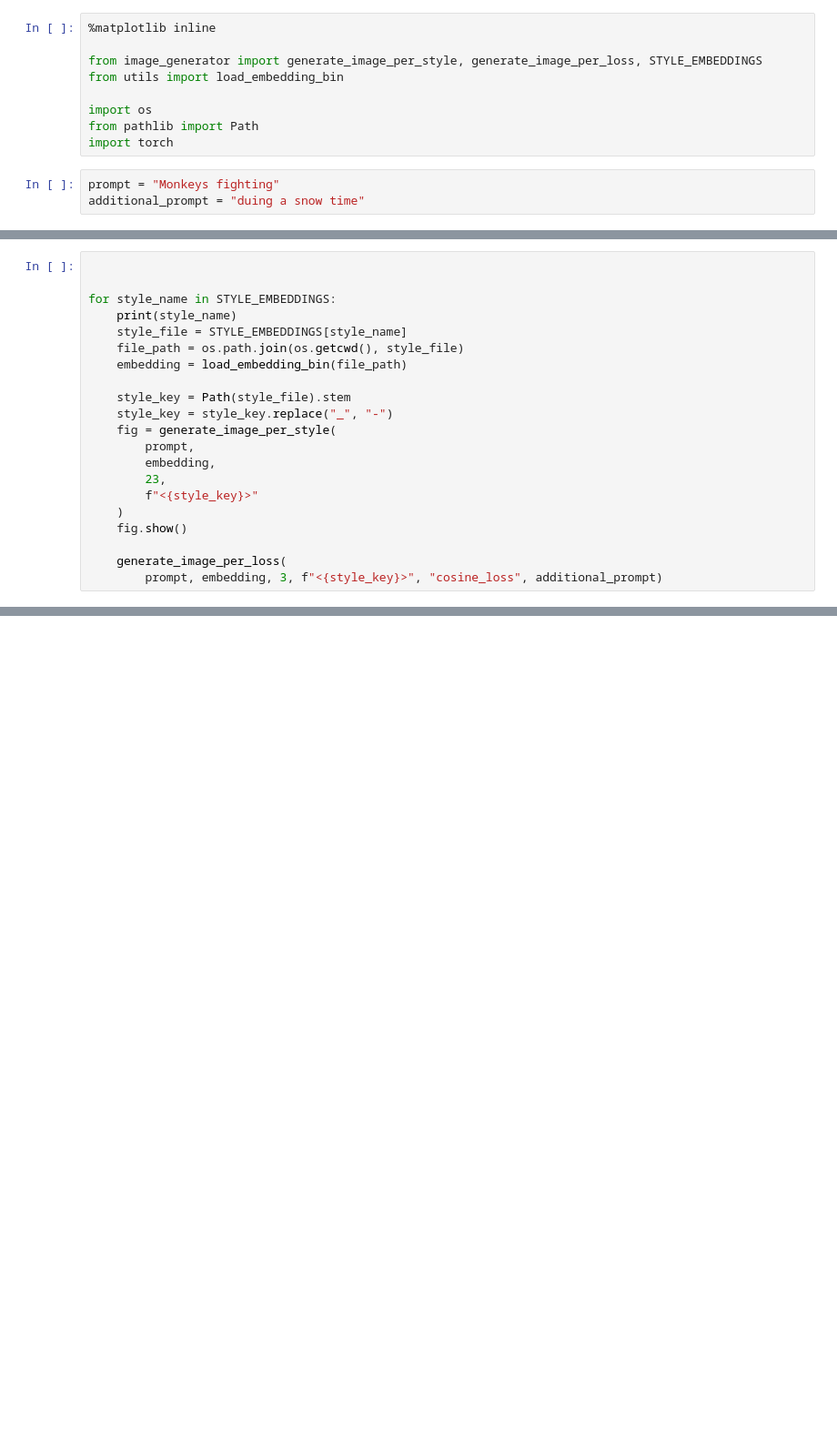
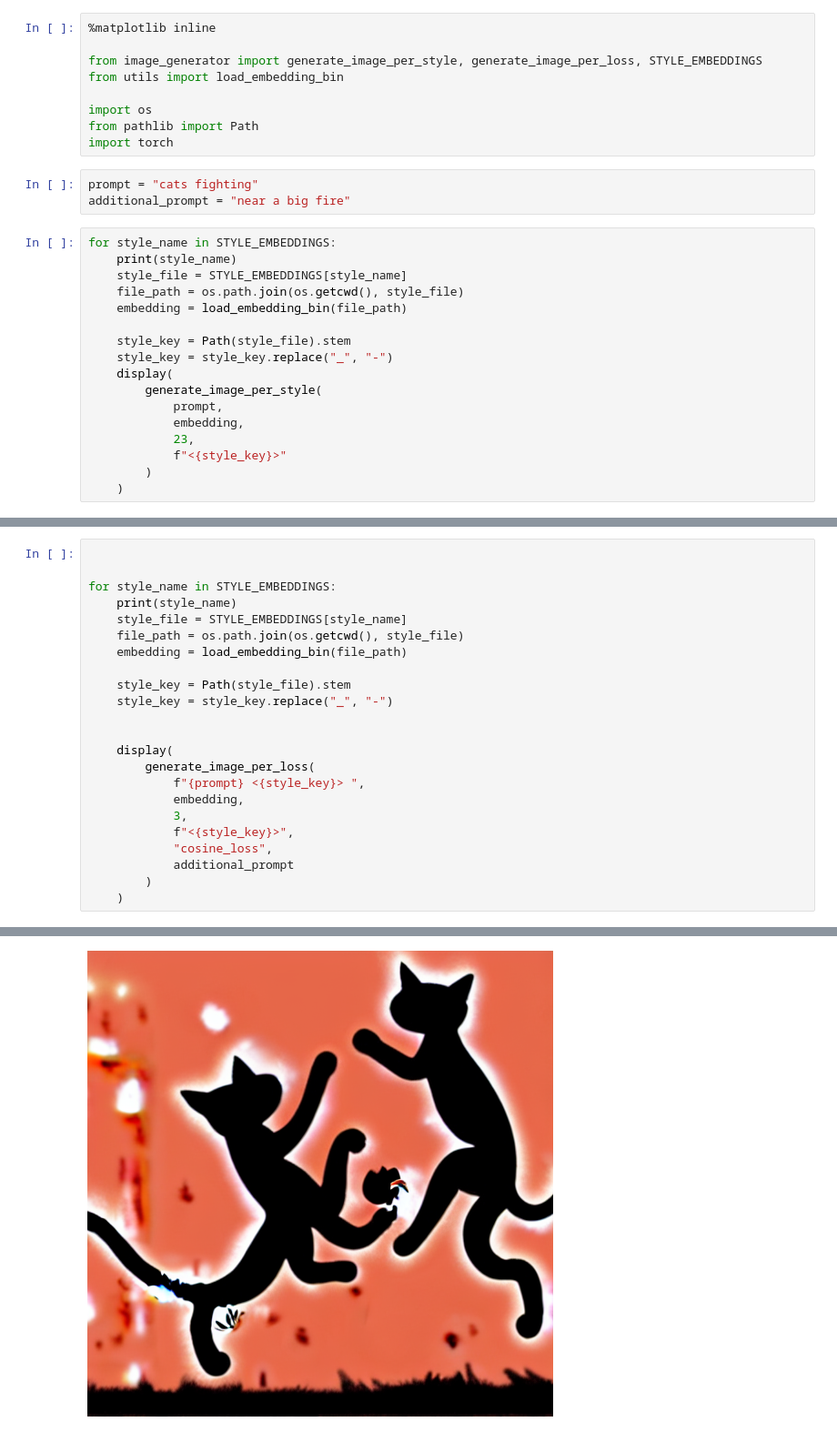
Before and after one commit to venkyyuvy/diffusion, a Jupyter notebook: samples_generated.ipynb, the cells around one changed output, grey strips where cells are left out. Shown at 91% size. Saved outputs shown, nothing was run; the diff lists cells and outputs as text; blank space fills up the shorter version.

```diff
--- a/samples_generated.ipynb
+++ b/samples_generated.ipynb
@@ -8,5 +8,22 @@ import os
 from pathlib import Path
 import torch
 # %%
-prompt = "Monkeys fighting"
-additional_prompt = "duing a snow time"
+prompt = "cats fighting"
+additional_prompt = "near a big fire"
+# %%
+for style_name in STYLE_EMBEDDINGS:
+    print(style_name)
+    style_file = STYLE_EMBEDDINGS[style_name]
+    file_path = os.path.join(os.getcwd(), style_file)
+    embedding = load_embedding_bin(file_path)
+
+    style_key = Path(style_file).stem
+    style_key = style_key.replace("_", "-")
+    display(
+        generate_image_per_style(
+            prompt,
+            embedding,
+            23,
+            f"<{style_key}>"
+        )
+    )
@@ -21,15 +40,17 @@ for style_name in STYLE_EMBEDDINGS:
 
     style_key = Path(style_file).stem
     style_key = style_key.replace("_", "-")
-    fig = generate_image_per_style(
-        prompt,
-        embedding,
-        23,
-        f"<{style_key}>"
+
+
+    display(
+        generate_image_per_loss(
+            f"{prompt} <{style_key}> ",
+            embedding,
+            3,
+            f"<{style_key}>",
+            "cosine_loss",
+            additional_prompt
+        )
     )
-    fig.show()
-
-    generate_image_per_loss(
-        prompt, embedding, 3, f"<{style_key}>", "cosine_loss", additional_prompt)
 # %% [output]
 illustration-style
@@ -36,0 +66 @@ NameError: name 'cosine_loss' is not defined
+[figure, added]
```
Also changed, not shown: parts of 3 cells of this notebook, 3 other files.
